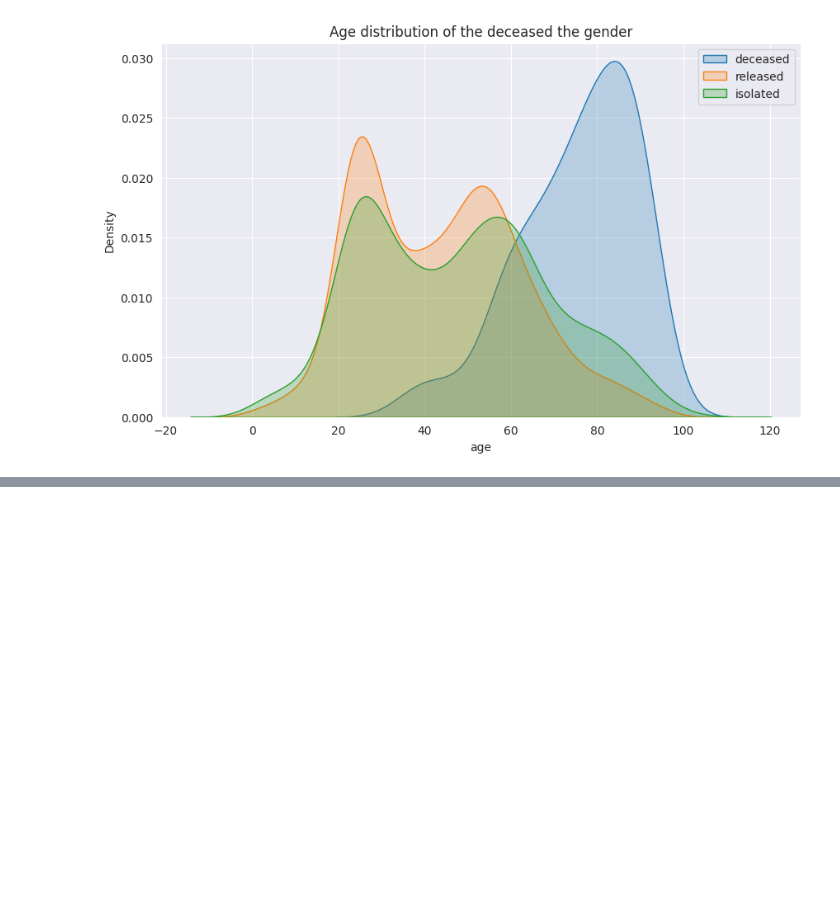
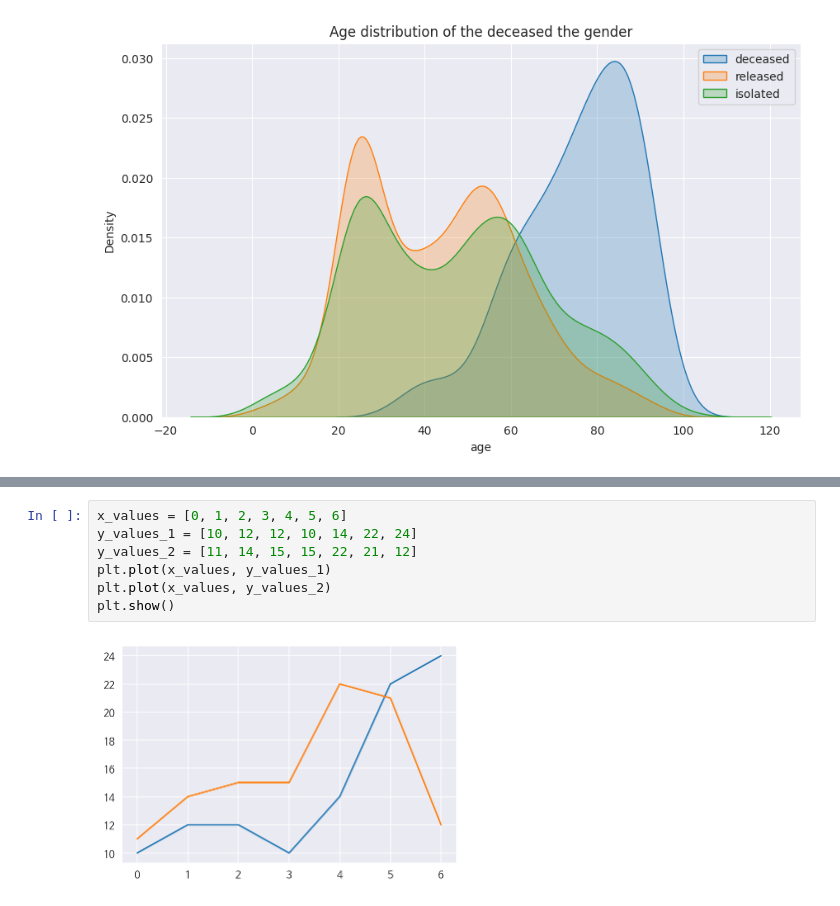
Before and after one commit to hyunwoo94/DataScience, a Jupyter notebook: COVID_19데이터_분석.ipynb, the cells around one changed output, grey strips where cells are left out. Cells and saved outputs as stored; diff of their text form; blank space fills up the shorter version.

```diff
--- a/COVID_19데이터_분석.ipynb
+++ b/COVID_19데이터_분석.ipynb
@@ -282,0 +337,9 @@ plt.legend()
+# %%
+x_values = [0, 1, 2, 3, 4, 5, 6]
+y_values_1 = [10, 12, 12, 10, 14, 22, 24]
+y_values_2 = [11, 14, 15, 15, 22, 21, 12]
+plt.plot(x_values, y_values_1)
+plt.plot(x_values, y_values_2)
+plt.show()
+# %% [output]
+[figure, added]
```
Also changed, not shown: parts of 6 cells of this notebook.
